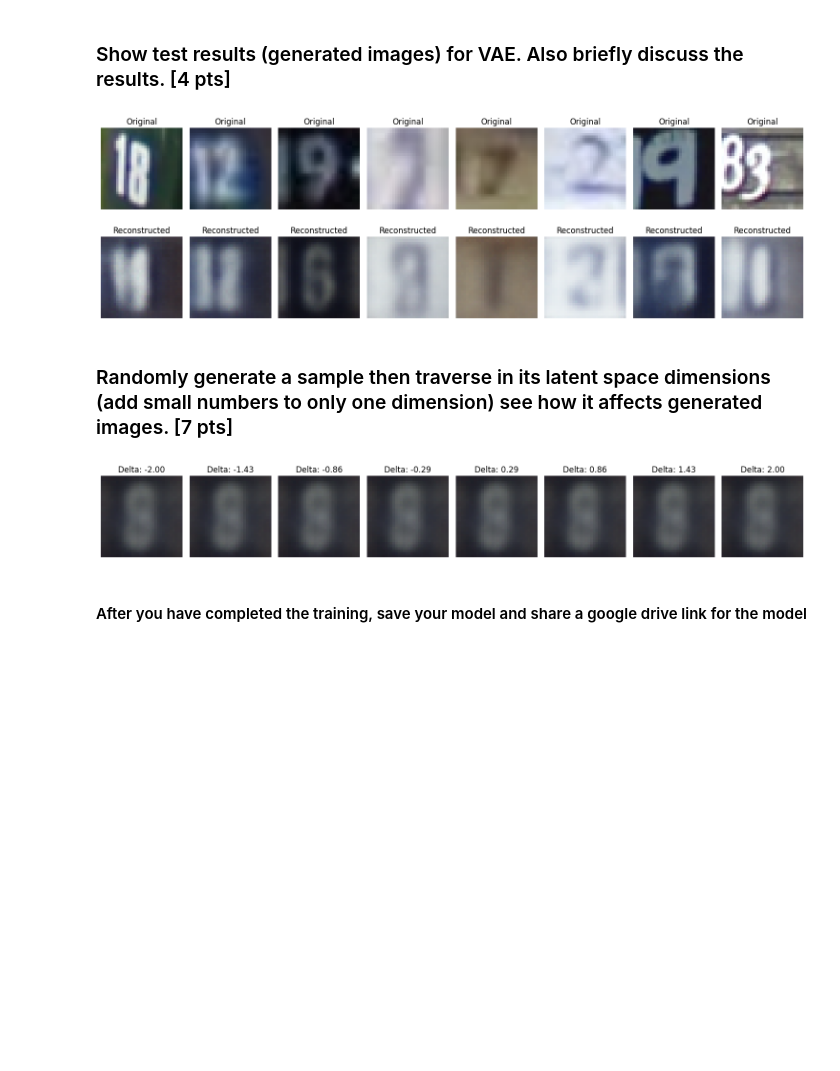
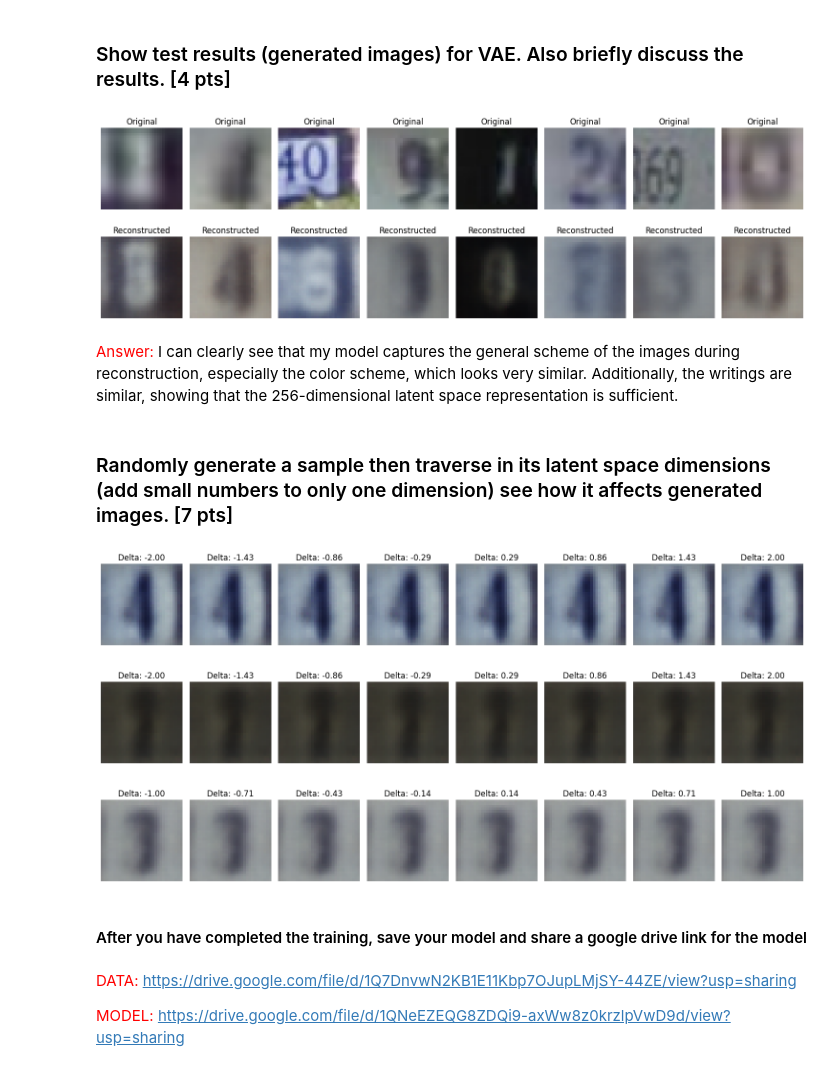
Before and after one commit to SeyyidOS/BLG561e-HW3, a Jupyter notebook: 2- Autoencoders.ipynb, the cells around one changed output. Saved outputs shown, nothing was run; the diff lists cells and outputs as text; code cells hidden in the pictures; blank space fills up the shorter version.

Commit message:
Second notebook finalized. Model and data shared through  drive.

```diff
--- a/2- Autoencoders.ipynb
+++ b/2- Autoencoders.ipynb
@@ -473,7 +473,7 @@ optimizer = torch.optim.Adam(model.parameters(),
 # %% [markdown]
 ### Implement training loop [1 pt]
 # %%
-epochs = 40
+epochs = 150
 losses = []
 
 for epoch in range(epochs):
@@ -576,39 +576,44 @@ def show_test_results(model, test_loader, device, num_images=8):
 
 show_test_results(model, test_loader, DEVICE)
 # %% [output]
-[figure, old version]
+[figure, new version]
+# %% [markdown]
+<span style="color:red;">Answer:</span> I can clearly see that my model captures the general scheme of the images during reconstruction, especially the color scheme, which looks very similar. Additionally, the writings are similar, showing that the 256-dimensional latent space representation is sufficient.
 # %% [markdown]
 ### Randomly generate a sample then traverse in its latent space dimensions (add small numbers to only one dimension) see how it affects generated images. [7 pts]
 # %%
 import numpy as np
 import matplotlib.pyplot as plt
 
-def latent_space_traversal(model, device, latent_dim=256, num_variations=8, traversal_range=2.0):
+def latent_space_traversal(model, device, latent_dim=256, num_variations=8, traversal_range=2.0, perturb_dim=0):
     model.eval()
     with torch.no_grad():
         z = torch.randn(1, latent_dim).to(device)
-
         variations = np.linspace(-traversal_range, traversal_range, num_variations)
         generated_images = []
 
         for delta in variations:
             z_variation = z.clone()
-            z_variation[0, 0] += delta
+            z_variation[0, perturb_dim] += delta
 
             decoded_image = model.decoder(model.fc_decode(z_variation).view(-1, 256, 4, 4))
             generated_images.append(decoded_image.cpu().squeeze(0).permute(1, 2, 0).clamp(0, 1))
 
     fig, axes = plt.subplots(1, num_variations, figsize=(15, 5))
     for i, img in enumerate(generated_images):
         axes[i].imshow(img)
         axes[i].axis('off')
         axes[i].set_title(f"Delta: {variations[i]:.2f}")
 
     plt.tight_layout()
     plt.show()
 
-latent_space_traversal(model, DEVICE)
+latent_space_traversal(model, DEVICE, latent_dim=256, num_variations=8, traversal_range=2.0, perturb_dim=0)
+latent_space_traversal(model, DEVICE, latent_dim=256, num_variations=8, traversal_range=2.0, perturb_dim=1)
+latent_space_traversal(model, DEVICE, latent_dim=256, num_variations=8, traversal_range=1.0, perturb_dim=2)
 # %% [output]
-[figure, old version]
+[figure, new version]
+[figure, added]
+[figure, added]
 # %% [markdown]
 #### After you have completed the training, save your model and share a google drive link for the model
@@ -614,0 +622,4 @@ latent_space_traversal(model, DEVICE)
+# %% [markdown]
+<span style="color:red;">DATA:</span> https://drive.google.com/file/d/1Q7DnvwN2KB1E11Kbp7OJupLMjSY-44ZE/view?usp=sharing
+
+<span style="color:red;">MODEL:</span> https://drive.google.com/file/d/1QNeEZEQG8ZDQi9-axWw8z0krzlpVwD9d/view?usp=sharing
```
Also changed, not shown: parts of 10 cells of this notebook.
